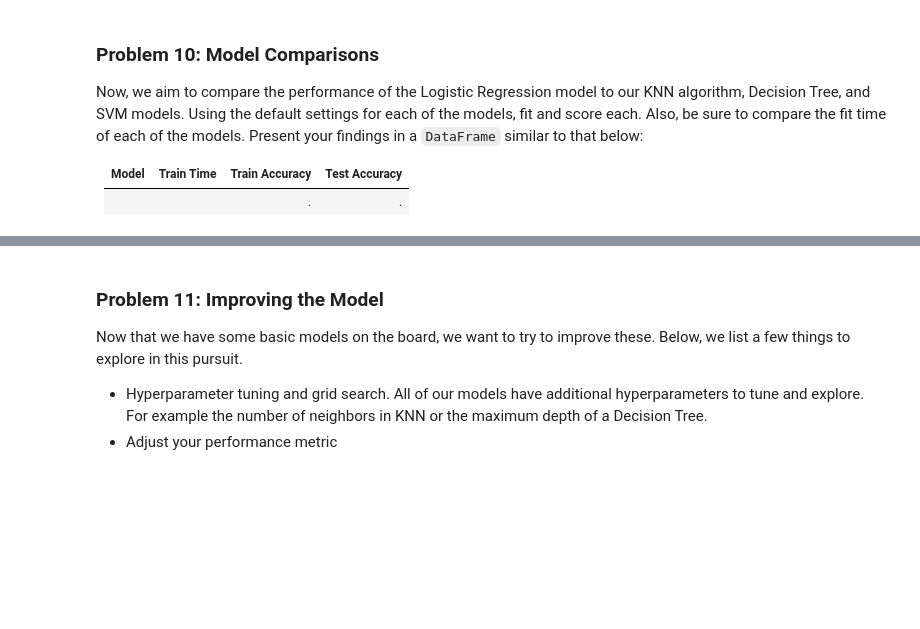
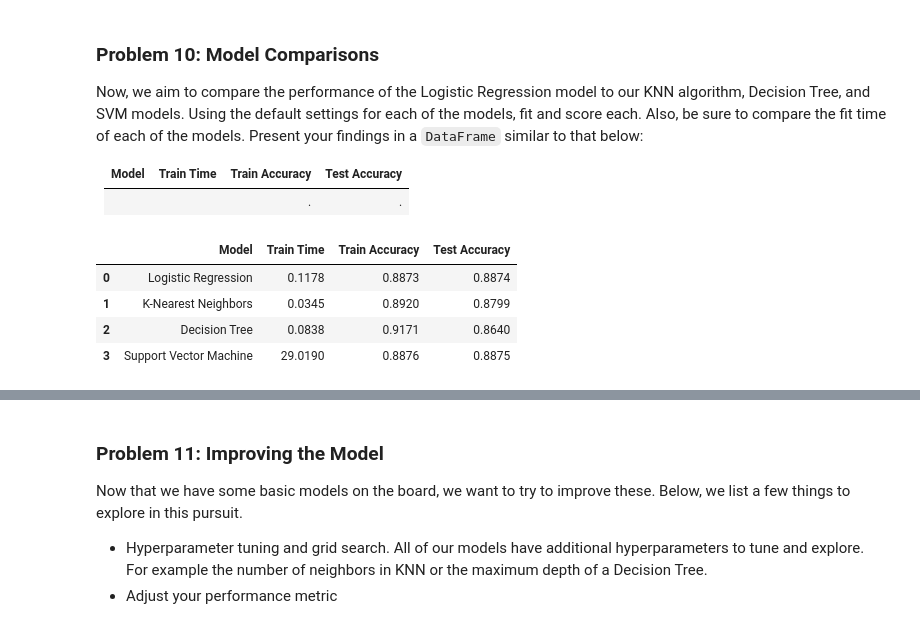
Before and after one commit to gSinhaUCB/Gautam_UCB_Module17-BankApp, a Jupyter notebook: prompt_III.ipynb, the cells around one changed output, grey strips where cells are left out. Saved outputs shown, nothing was run; the diff lists cells and outputs as text; code cells hidden in the pictures; blank space fills up the shorter version.

```diff
--- a/prompt_III.ipynb
+++ b/prompt_III.ipynb
@@ -136,3 +244,22 @@ Before we build our first model, we want to establish a baseline.  What is the b
 ### Problem 8: A Simple Model
 
 Use Logistic Regression to build a basic model on your data.
+# %%
+# 1. Build a pipeline with scaling and Logistic Regression
+lr_pipe = Pipeline([
+    ('scaler', StandardScaler()),
+    ('logreg', LogisticRegression(max_iter=1000, random_state=42))
+])
+
+# 2. Track training time and fit the model
+start_time = time.time()
+lr_pipe.fit(X_train, y_train)
+lr_train_time = time.time() - start_time
+
+# 3. Evaluate performance
+lr_train_acc = lr_pipe.score(X_train, y_train)
+lr_test_acc = lr_pipe.score(X_test, y_test)
+
+print(f"Train Time:     {lr_train_time:.4f} seconds")
+print(f"Train Accuracy: {lr_train_acc:.4f}")
+print(f"Test Accuracy:  {lr_test_acc:.4f}")
@@ -148,3 +303,53 @@ Now, we aim to compare the performance of the Logistic Regression model to our K
 | Model | Train Time | Train Accuracy | Test Accuracy |
 | ----- | ---------- | -------------  | -----------   |
 |     |    |.     |.     |
+# %%
+
+
+# Define models inside pipelines (scaling is critical for distance-based models: LR, KNN, SVC)
+models = {
+    'Logistic Regression': Pipeline([
+        ('scaler', StandardScaler()),
+        ('model', LogisticRegression(random_state=42))
+    ]),
+    'K-Nearest Neighbors': Pipeline([
+        ('scaler', StandardScaler()),
+        ('model', KNeighborsClassifier())
+    ]),
+    'Decision Tree': Pipeline([
+        ('model', DecisionTreeClassifier(random_state=42))
+    ]),
+    'Support Vector Machine': Pipeline([
+        ('scaler', StandardScaler()),
+        ('model', SVC(random_state=42))
+    ])
+}
+
+results = []
+
+for name, pipe in models.items():
+    # 1. Fit time measurement
+    start_time = time.time()
+    pipe.fit(X_train, y_train)
+    train_time = time.time() - start_time
+
+    # 2. Train and test accuracy scoring
+    train_acc = pipe.score(X_train, y_train)
+    test_acc = pipe.score(X_test, y_test)
+
+    results.append({
+        'Model': name,
+        'Train Time': round(train_time, 4),
+        'Train Accuracy': round(train_acc, 4),
+        'Test Accuracy': round(test_acc, 4)
+    })
+
+# Present findings in the requested DataFrame format
+comparison_df = pd.DataFrame(results)
+comparison_df
+# %% [output]
+|  | Model | Train Time | Train Accuracy | Test Accuracy |
+| 0 | Logistic Regression | 0.1178 | 0.8873 | 0.8874 |
+| 1 | K-Nearest Neighbors | 0.0345 | 0.8920 | 0.8799 |
+| 2 | Decision Tree | 0.0838 | 0.9171 | 0.8640 |
+| 3 | Support Vector Machine | 29.0190 | 0.8876 | 0.8875 |
```
Also changed, not shown: parts of 12 cells of this notebook.
